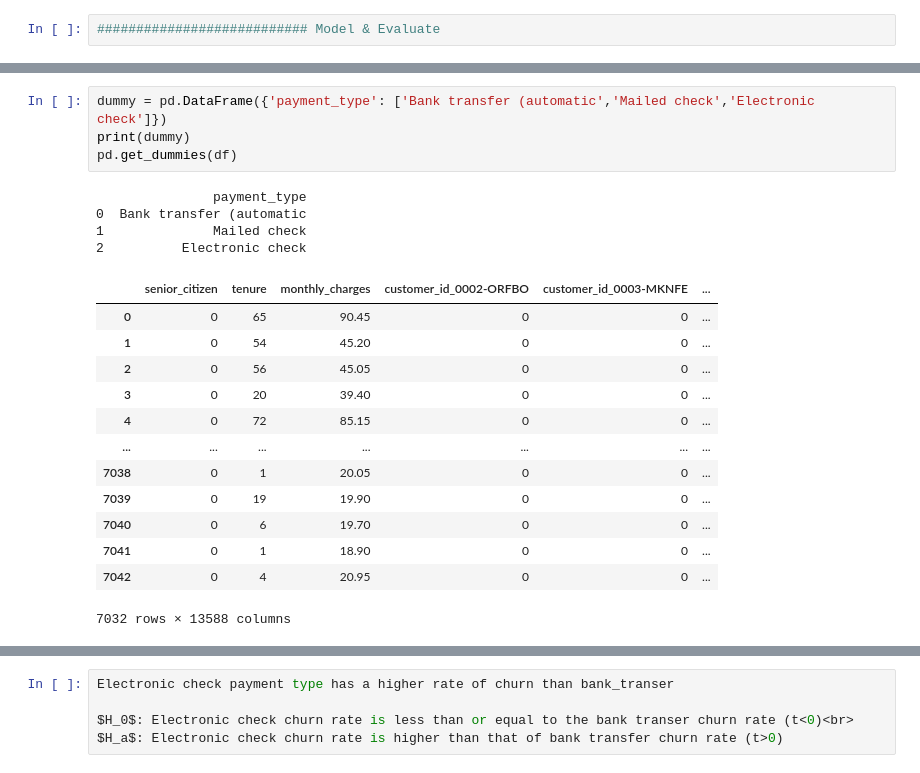
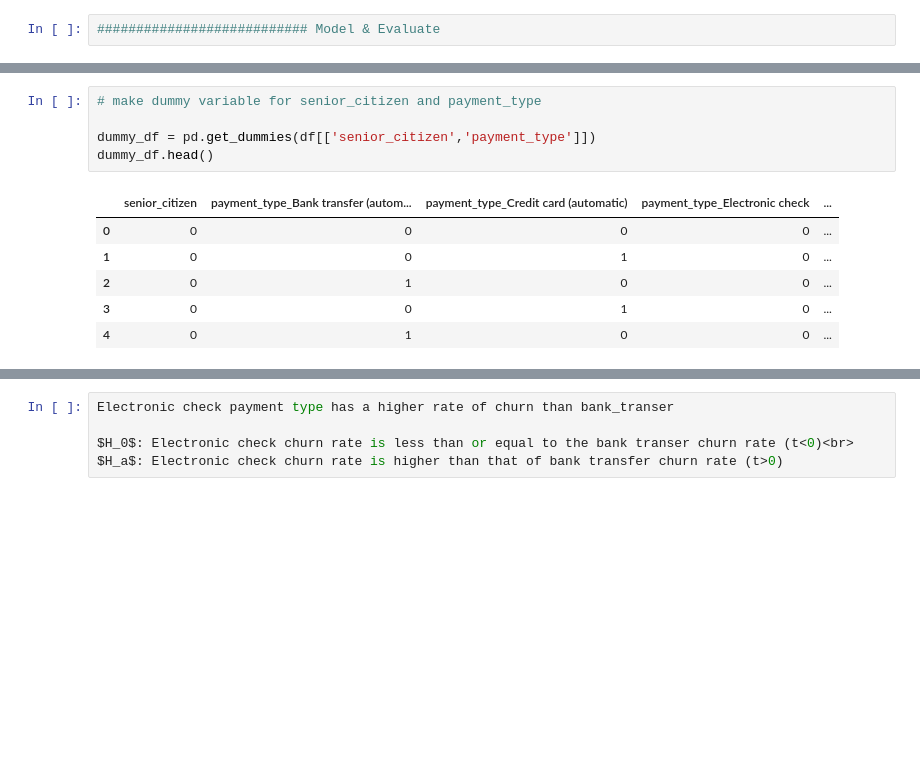
Before and after one commit to SLawsonWoods/Telco_Churn_Project, a Jupyter notebook: Draft_1_folder.ipynb, the cells around one changed output, grey strips where cells are left out. Cells and saved outputs as stored; diff of their text form; blank space fills up the shorter version.

```diff
--- a/Draft_1_folder.ipynb
+++ b/Draft_1_folder.ipynb
@@ -556,23 +508,13 @@ round(baseline_accuracy,2)
-# %%
-dummy = pd.DataFrame({'payment_type': ['Bank transfer (automatic','Mailed check','Electronic check']})
-print(dummy)
-pd.get_dummies(df)
-# %% [output]
-               payment_type
-0  Bank transfer (automatic
-1              Mailed check
-2          Electronic check
-|  | senior_citizen | tenure | monthly_charges | customer_id_0002-ORFBO | customer_id_0003-MKNFE | ... |
-| 0 | 0 | 65 | 90.45 | 0 | 0 | ... |
-| 1 | 0 | 54 | 45.20 | 0 | 0 | ... |
-| 2 | 0 | 56 | 45.05 | 0 | 0 | ... |
-| 3 | 0 | 20 | 39.40 | 0 | 0 | ... |
-| 4 | 0 | 72 | 85.15 | 0 | 0 | ... |
-| ... | ... | ... | ... | ... | ... | ... |
-| 7038 | 0 | 1 | 20.05 | 0 | 0 | ... |
-| 7039 | 0 | 19 | 19.90 | 0 | 0 | ... |
-| 7040 | 0 | 6 | 19.70 | 0 | 0 | ... |
-| 7041 | 0 | 1 | 18.90 | 0 | 0 | ... |
-| 7042 | 0 | 4 | 20.95 | 0 | 0 | ... |
-7032 rows × 13588 columns
+# %%
+# make dummy variable for senior_citizen and payment_type
+
+dummy_df = pd.get_dummies(df[['senior_citizen','payment_type']])
+dummy_df.head()
+# %% [output]
+|  | senior_citizen | payment_type_Bank transfer (autom... | payment_type_Credit card (automatic) | payment_type_Electronic check | ... |
+| 0 | 0 | 0 | 0 | 0 | ... |
+| 1 | 0 | 0 | 1 | 0 | ... |
+| 2 | 0 | 1 | 0 | 0 | ... |
+| 3 | 0 | 0 | 1 | 0 | ... |
+| 4 | 0 | 1 | 0 | 0 | ... |
 # %%
```
Also changed, not shown: parts of 39 cells of this notebook.
